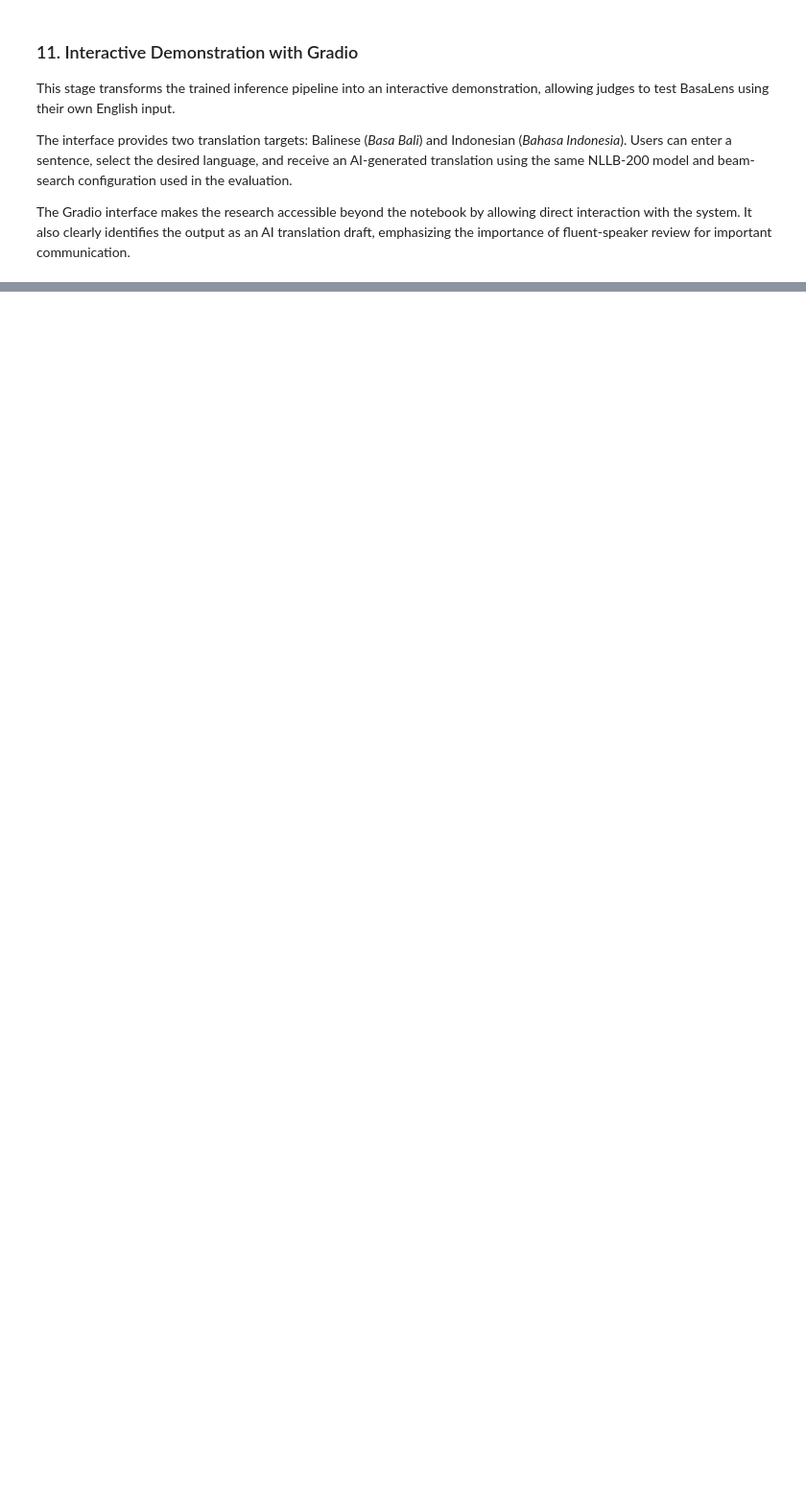
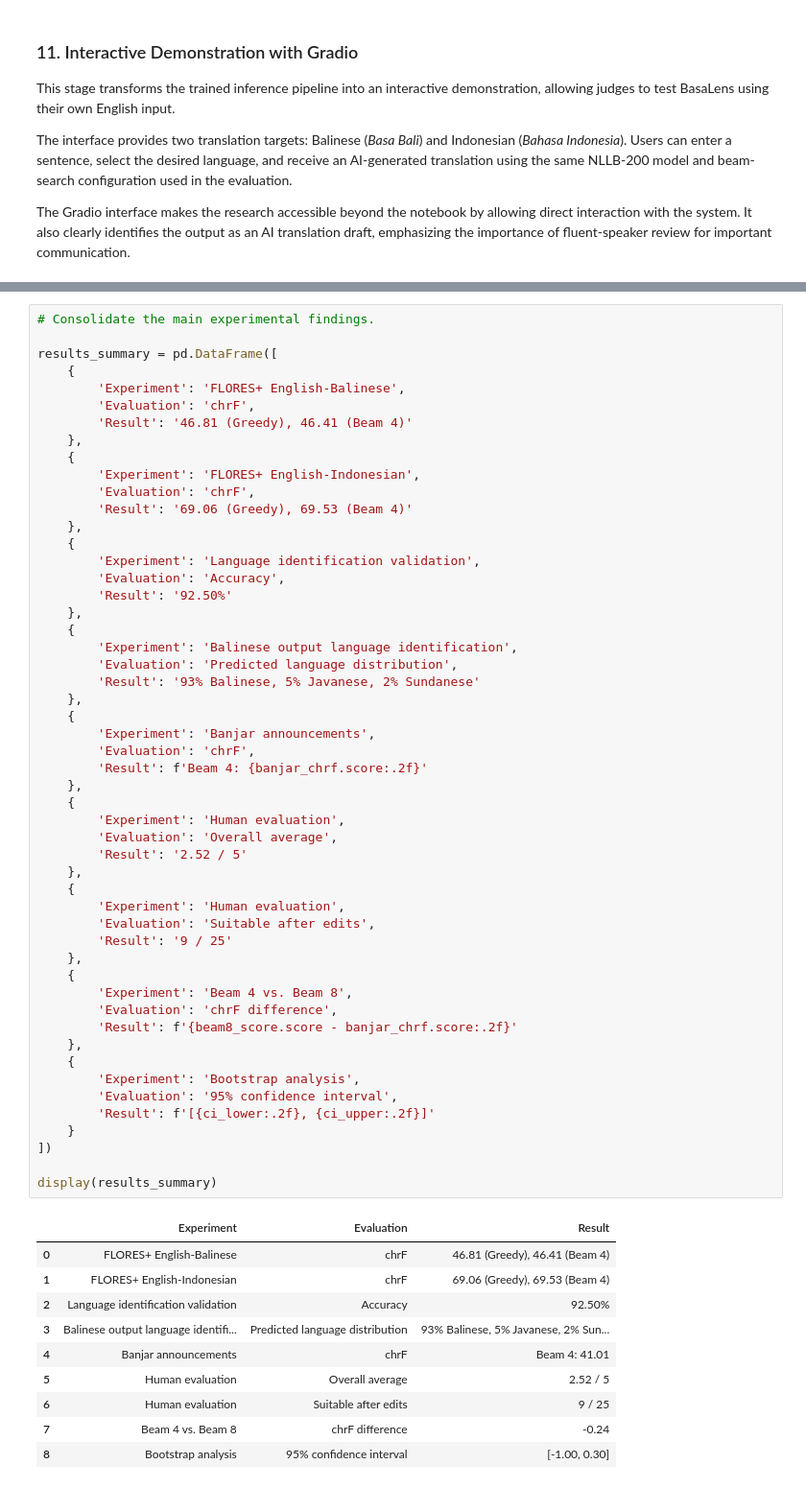
Before and after one commit to XxTurahPlayz/BasaLens, a Jupyter notebook: BasaLens_Hackathon.ipynb, the cells around one changed output, grey strips where cells are left out. Shown at 96% size. Drawn from its saved outputs; the diff is of its cells as text; blank space fills up the shorter version.

```diff
--- a/BasaLens_Hackathon.ipynb
+++ b/BasaLens_Hackathon.ipynb
@@ -285,0 +907,63 @@ demo.launch(share=True)
+# %%
+# Consolidate the main experimental findings.
+
+results_summary = pd.DataFrame([
+    {
+        'Experiment': 'FLORES+ English-Balinese',
+        'Evaluation': 'chrF',
+        'Result': '46.81 (Greedy), 46.41 (Beam 4)'
+    },
+    {
+        'Experiment': 'FLORES+ English-Indonesian',
+        'Evaluation': 'chrF',
+        'Result': '69.06 (Greedy), 69.53 (Beam 4)'
+    },
+    {
+        'Experiment': 'Language identification validation',
+        'Evaluation': 'Accuracy',
+        'Result': '92.50%'
+    },
+    {
+        'Experiment': 'Balinese output language identification',
+        'Evaluation': 'Predicted language distribution',
+        'Result': '93% Balinese, 5% Javanese, 2% Sundanese'
+    },
+    {
+        'Experiment': 'Banjar announcements',
+        'Evaluation': 'chrF',
+        'Result': f'Beam 4: {banjar_chrf.score:.2f}'
+    },
+    {
+        'Experiment': 'Human evaluation',
+        'Evaluation': 'Overall average',
+        'Result': '2.52 / 5'
+    },
+    {
+        'Experiment': 'Human evaluation',
+        'Evaluation': 'Suitable after edits',
+        'Result': '9 / 25'
+    },
+    {
+        'Experiment': 'Beam 4 vs. Beam 8',
+        'Evaluation': 'chrF difference',
+        'Result': f'{beam8_score.score - banjar_chrf.score:.2f}'
+    },
+    {
+        'Experiment': 'Bootstrap analysis',
+        'Evaluation': '95% confidence interval',
+        'Result': f'[{ci_lower:.2f}, {ci_upper:.2f}]'
+    }
+])
+
+display(results_summary)
+# %% [output]
+|  | Experiment | Evaluation | Result |
+| 0 | FLORES+ English-Balinese | chrF | 46.81 (Greedy), 46.41 (Beam 4) |
+| 1 | FLORES+ English-Indonesian | chrF | 69.06 (Greedy), 69.53 (Beam 4) |
+| 2 | Language identification validation | Accuracy | 92.50% |
+| 3 | Balinese output language identifi... | Predicted language distribution | 93% Balinese, 5% Javanese, 2% Sun... |
+| 4 | Banjar announcements | chrF | Beam 4: 41.01 |
+| 5 | Human evaluation | Overall average | 2.52 / 5 |
+| 6 | Human evaluation | Suitable after edits | 9 / 25 |
+| 7 | Beam 4 vs. Beam 8 | chrF difference | -0.24 |
+| 8 | Bootstrap analysis | 95% confidence interval | [-1.00, 0.30] |
```
Also changed, not shown: parts of 37 cells of this notebook, 1 other file.
